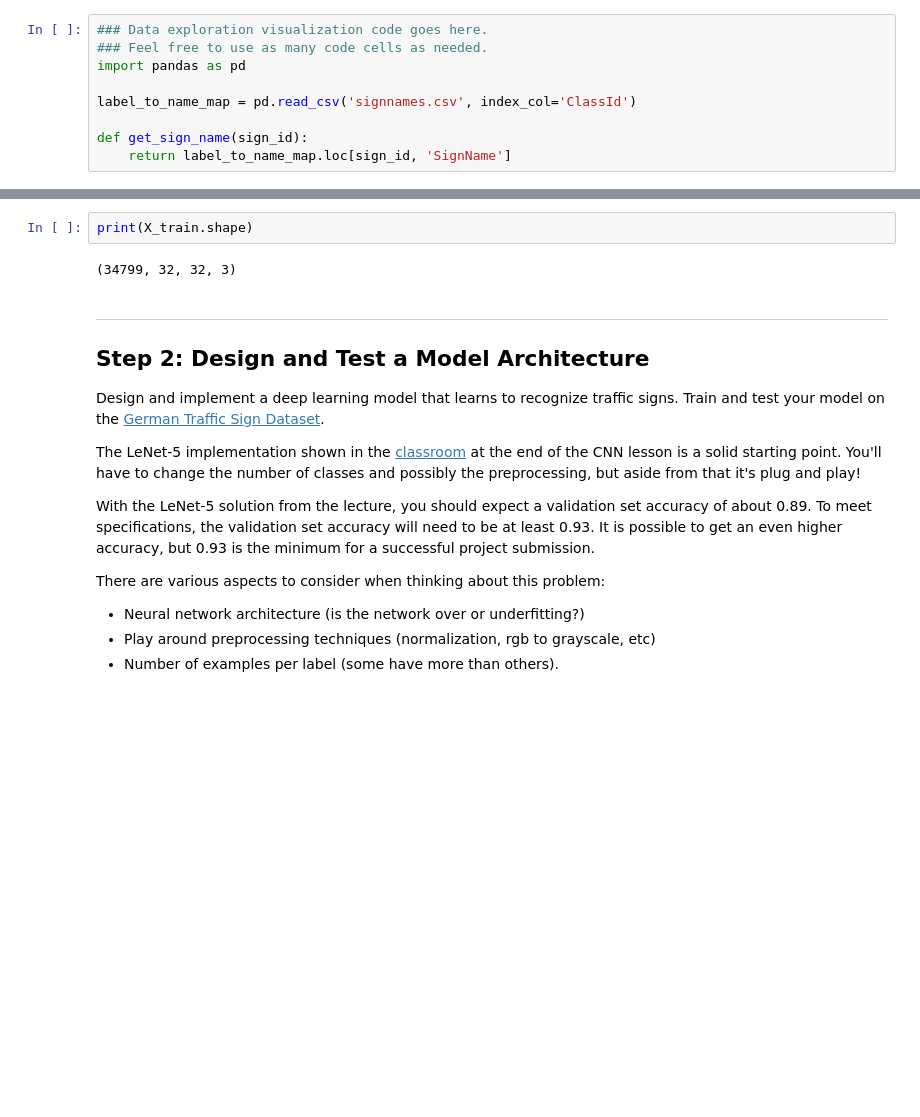
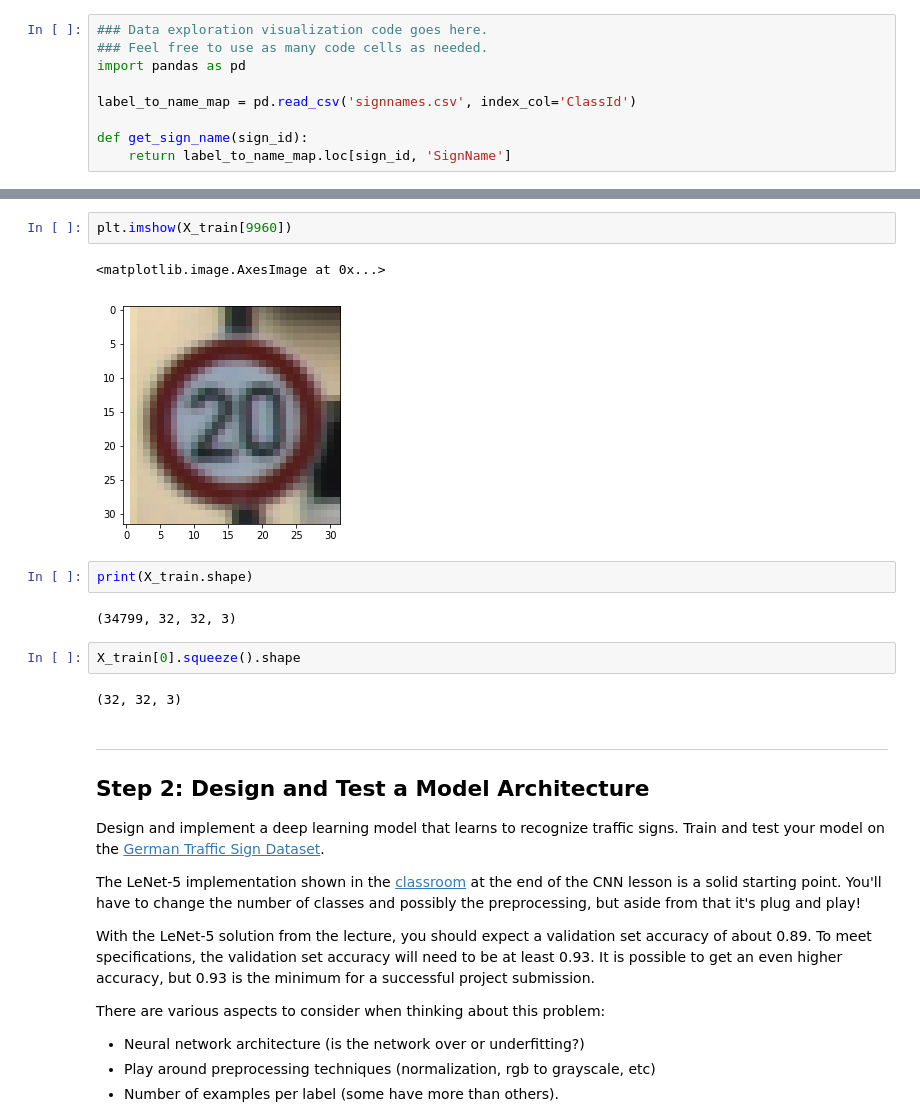
Before and after one commit to zxy1256/CarND-Traffic-Sign-Classifier-Project, a Jupyter notebook: Traffic_Sign_Classifier.ipynb, the cells around one changed output, grey strips where cells are left out. Saved outputs shown, nothing was run; the diff lists cells and outputs as text; blank space fills up the shorter version.

```diff
--- a/Traffic_Sign_Classifier.ipynb
+++ b/Traffic_Sign_Classifier.ipynb
@@ -129,7 +128,16 @@ for i in range(0, len(uniq_indices)):
+# %%
+plt.imshow(X_train[9960])
+# %% [output]
+<matplotlib.image.AxesImage at 0x...>
+[figure, added]
 # %%
 print(X_train.shape)
 # %% [output]
 (34799, 32, 32, 3)
+# %%
+X_train[0].squeeze().shape
+# %% [output]
+(32, 32, 3)
 # %% [markdown]
 ----
 
```
Also changed, not shown: parts of 12 cells of this notebook.
